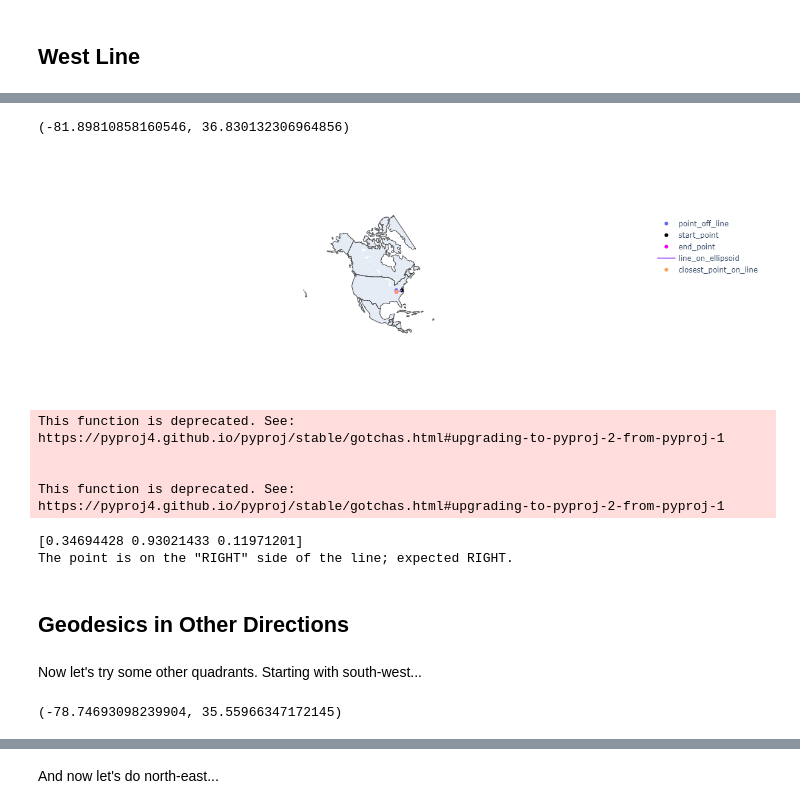
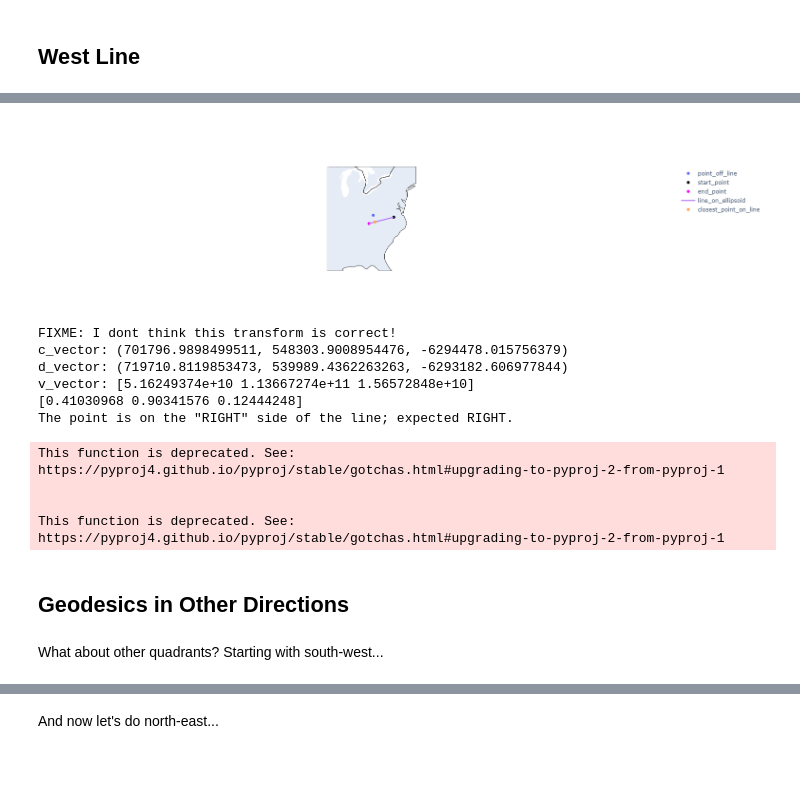
Before and after one commit to buffetboy2001/buffetboy2001.github.io, a Jupyter notebook: notebooks/2020-12-01-solution.ipynb, the cells around one changed output, grey strips where cells are left out. Cells and saved outputs as stored; diff of their text form; code cells hidden in the pictures; blank space fills up the shorter version.

```diff
--- a/notebooks/2020-12-01-solution.ipynb
+++ b/notebooks/2020-12-01-solution.ipynb
@@ -245,57 +236,44 @@ Now we try again with a line pointing west.
 # %%
 course_ned_deg = 269
 # %%
-start_point_deg = (-77.0, 37)
+start_point_deg = (-78, 37)
 b = geoid.direct(start_point_deg, course_ned_deg, geodesic_length_m)
 end_point_deg = np.array(b)[0]
 end_point_deg = (end_point_deg[0], end_point_deg[1])
 closest_point_on_line_deg = find_closest_point_on_line()
-print(closest_point_on_line_deg)
+# print(closest_point_on_line_deg)
 
 if debug_plots:
     fig_debug.show()
-# %% [output]
-(-81.89810858160546, 36.830132306964856)
-# %%
-fig = go.Figure([
-     go.Scattergeo(lat=[point_off_line_deg[1]],
-                   lon=[point_off_line_deg[0]],
-                   name='point_off_line'),
-     go.Scattergeo(lat=[start_point_deg[1]],
-                   lon=[start_point_deg[0]],
-                   marker=dict(color='black'),
-                   name='start_point'),
-     go.Scattergeo(lat=[end_point_deg[1]],
-                   lon=[end_point_deg[0]],
-                   marker=dict(color='magenta'),
-                   name='end_point'),
-     go.Scattergeo(lat=[start_point_deg[1], end_point_deg[1]],
-                   lon=[start_point_deg[0], end_point_deg[0]],
-                   mode='lines',
-                   name='line_on_ellipsoid'),
-     go.Scattergeo(lat=[closest_point_on_line_deg[1]],
-                   lon=[closest_point_on_line_deg[0]],
-                   name='closest_point_on_line'),
-])
-fig.update_layout(geo=dict(scope='north america'), height=400, width=600)
-fig.show()
-# %% [output]
-[figure, removed]
+# %%
+fig = create_figure(start_point_deg=start_point_deg,
+                    end_point_deg=end_point_deg,
+                    point_off_line_deg=point_off_line_deg,
+                    closest_point_on_line_deg=closest_point_on_line_deg)
+fig.show()
+# %% [output]
+[figure, added]
 # %%
 expected_side = 'RIGHT'
-point_is_on_side = side_of_line()
+point_is_on_side = side_of_line(geodesic_crs_ned_deg=course_ned_deg,
+                                lat_lon_point_off_line_deg=point_off_line_deg,
+                                closest_point_on_line_deg=closest_point_on_line_deg)
 print(f'The point is on the "{point_is_on_side}" side of the line; expected {expected_side}.')
 # %% [output]
-This function is deprecated. See: https://pyproj4.github.io/pyproj/stable/gotchas.html#upgrading-to-pyproj-2-from-pyproj-1
-
-
-This function is deprecated. See: https://pyproj4.github.io/pyproj/stable/gotchas.html#upgrading-to-pyproj-2-from-pyproj-1
+FIXME: I dont think this transform is correct!
+c_vector: (701796.9898499511, 548303.9008954476, -6294478.015756379)
+d_vector: (719710.8119853473, 539989.4362263263, -6293182.606977844)
+v_vector: [5.16249374e+10 1.13667274e+11 1.56572848e+10]
+[0.41030968 0.90341576 0.12444248]
+The point is on the "RIGHT" side of the line; expected RIGHT.
-[0.34694428 0.93021433 0.11971201]
-The point is on the "RIGHT" side of the line; expected RIGHT.
+This function is deprecated. See: https://pyproj4.github.io/pyproj/stable/gotchas.html#upgrading-to-pyproj-2-from-pyproj-1
+
+
+This function is deprecated. See: https://pyproj4.github.io/pyproj/stable/gotchas.html#upgrading-to-pyproj-2-from-pyproj-1
 # %% [markdown]
 ## Geodesics in Other Directions
 # %% [markdown]
-Now let's try some other quadrants. Starting with south-west...
+What about other quadrants? Starting with south-west...
 # %%
 course_ned_deg = 225
 # %%
@@ -304,9 +282,7 @@ b = geoid.direct(start_point_deg, course_ned_deg, geodesic_length_m)
 end_point_deg = np.array(b)[0]
 end_point_deg = (end_point_deg[0], end_point_deg[1])
 closest_point_on_line_deg = find_closest_point_on_line()
-print(closest_point_on_line_deg)
+# print(closest_point_on_line_deg)
 
 if debug_plots:
     fig_debug.show()
-# %% [output]
-(-78.74693098239904, 35.55966347172145)
```
Also changed, not shown: parts of 30 cells of this notebook.
